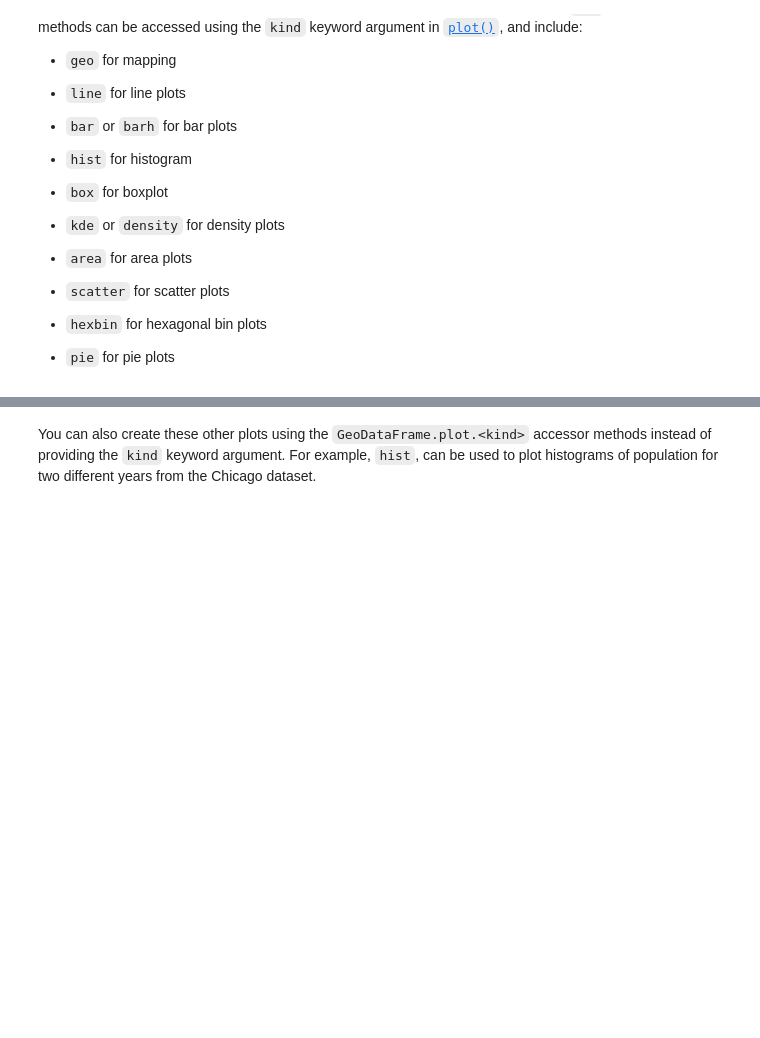
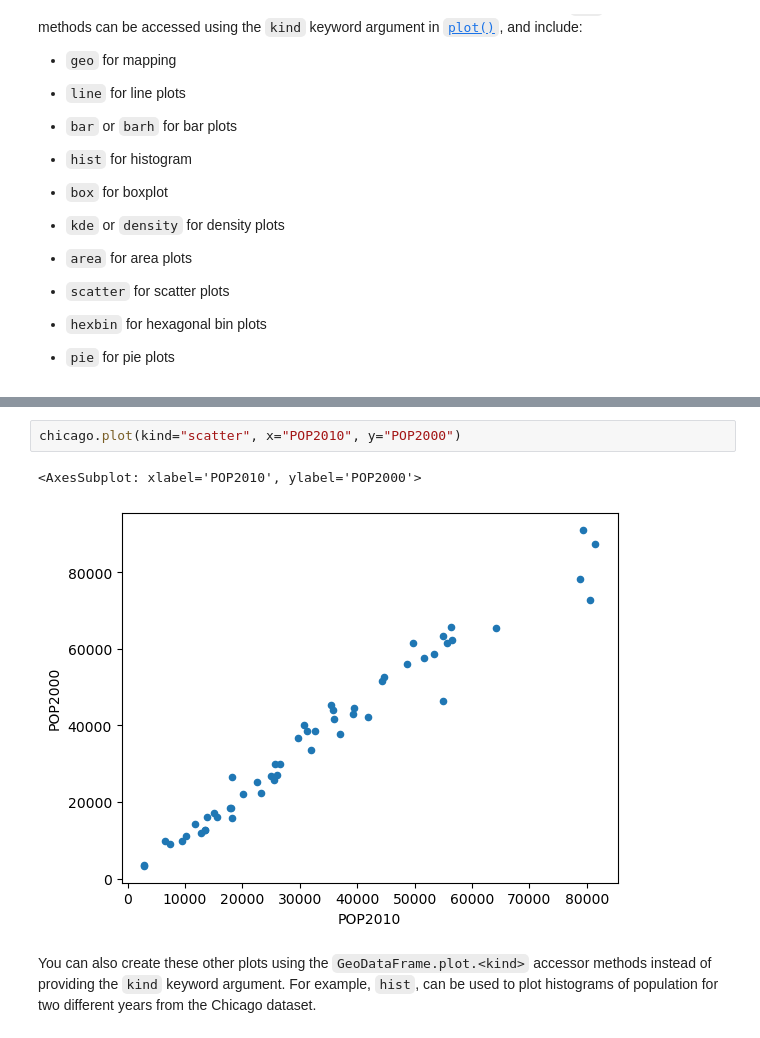
Before and after one commit to Francesco-Ghizzo/Data-Science, a Jupyter notebook: Python/GIS/GeoPandas/User Guide/Mapping and plotting tools.ipynb, the cells around one changed output, grey strips where cells are left out. Cells and saved outputs as stored; diff of their text form; blank space fills up the shorter version.

```diff
--- a/Python/GIS/GeoPandas/User Guide/Mapping and plotting tools.ipynb
+++ b/Python/GIS/GeoPandas/User Guide/Mapping and plotting tools.ipynb
@@ -259,3 +246,8 @@ The lower the <code>zorder</code> is, the lower the layer is on the map and vice
+# %%
+chicago.plot(kind="scatter", x="POP2010", y="POP2000")
+# %% [output]
+<AxesSubplot: xlabel='POP2010', ylabel='POP2000'>
+[figure, added]
 # %% [markdown]
 <p>You can also create these other plots using the <code>GeoDataFrame.plot.&lt;kind&gt;</code> accessor methods instead of providing the <code>kind</code> keyword argument.
 For example, <code>hist</code>, can be used to plot histograms of population for two different years from the Chicago dataset.</p>
```
Also changed, not shown: parts of 9 cells of this notebook.
